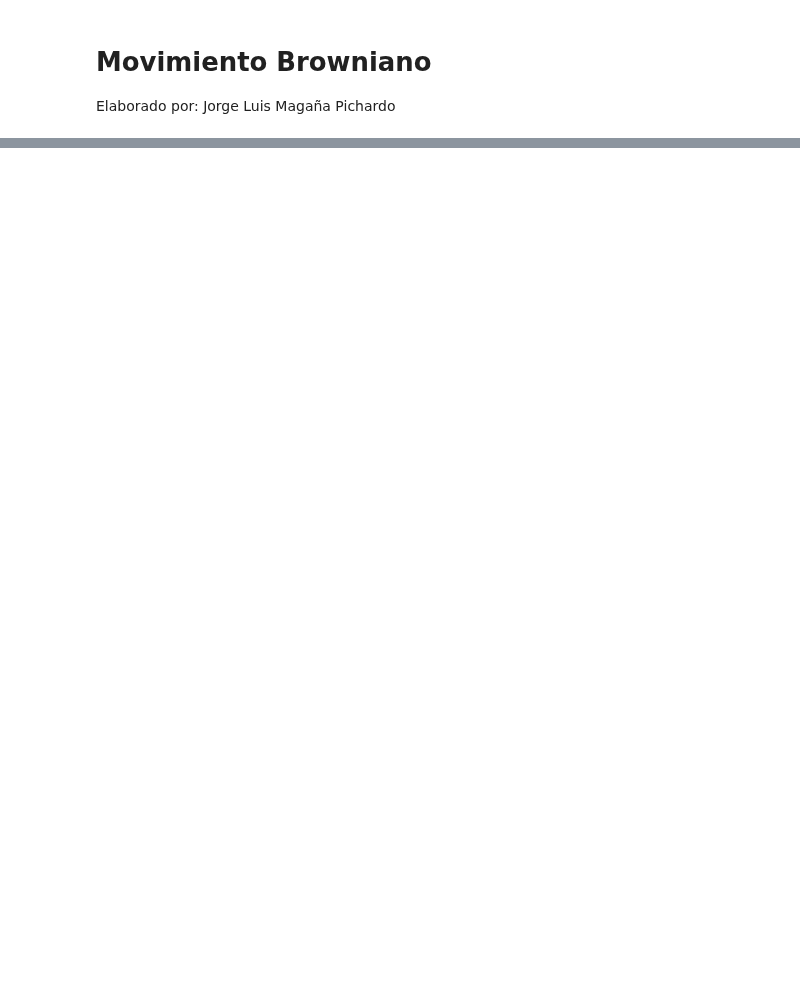
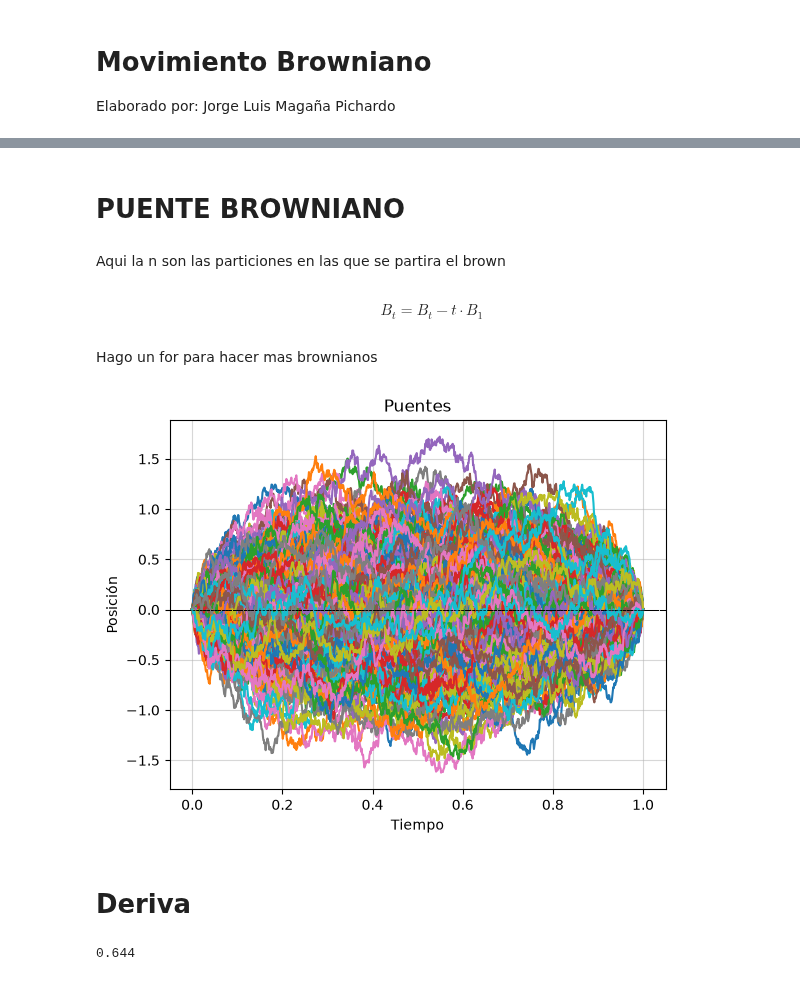
Before and after one commit to jorge-pichardo07/Simulacion-II, a Jupyter notebook: Movimiento Browniano.ipynb, the cells around one changed output, grey strips where cells are left out. Saved outputs shown, nothing was run; the diff lists cells and outputs as text; code cells hidden in the pictures; blank space fills up the shorter version.

```diff
--- a/Movimiento Browniano.ipynb
+++ b/Movimiento Browniano.ipynb
@@ -26,0 +83,35 @@ plt.plot(M)
+# %% [markdown]
+# **PUENTE BROWNIANO**
+# %% [markdown]
+Aqui la n son las particiones en las que se partira el brown
+# %% [markdown]
+$$
+B_t = B_t - t \cdot B_1
+$$
+# %%
+def puente(T,n):
+    mi_brown = brownie(T,n) #Para hacer un nuevo browniano
+    mi_brown.insert(0,0) #Se inserta el punto 0 al inicio
+    t = np.linspace(0, T, n+1) #El eje X
+    lista_nueva = []
+    for i in range(len(mi_brown)):
+        lista_nueva.append(mi_brown[i] - t[i]*mi_brown[-1]) #Agrego valores de las restas de cada w(t)
+    plt.title("Puentes")
+    plt.plot(t, lista_nueva)
+    plt.xlabel('Tiempo')
+    plt.ylabel('Posición')
+    plt.axhline(0, color='black', lw=0.5, linestyle='--')
+    plt.grid(True, alpha = 0.5)
+    return
+# %% [markdown]
+Hago un for para hacer mas brownianos
+# %%
+def puentes(n,N,T): #n: repeticiones N:Muestras para el movimiento browniano
+    for i in range(n):
+        puente(T,N)
+# %%
+puentes(500,1000,1)
+# %% [output]
+[figure, added]
+# %% [markdown]
+# Deriva
@@ -26,0 +139,4 @@ plt.plot(M)
+# %%
+prob(0.6,0.5,4,1000,1000)
+# %% [output]
+0.644
```
Also changed, not shown: parts of 10 cells of this notebook.
